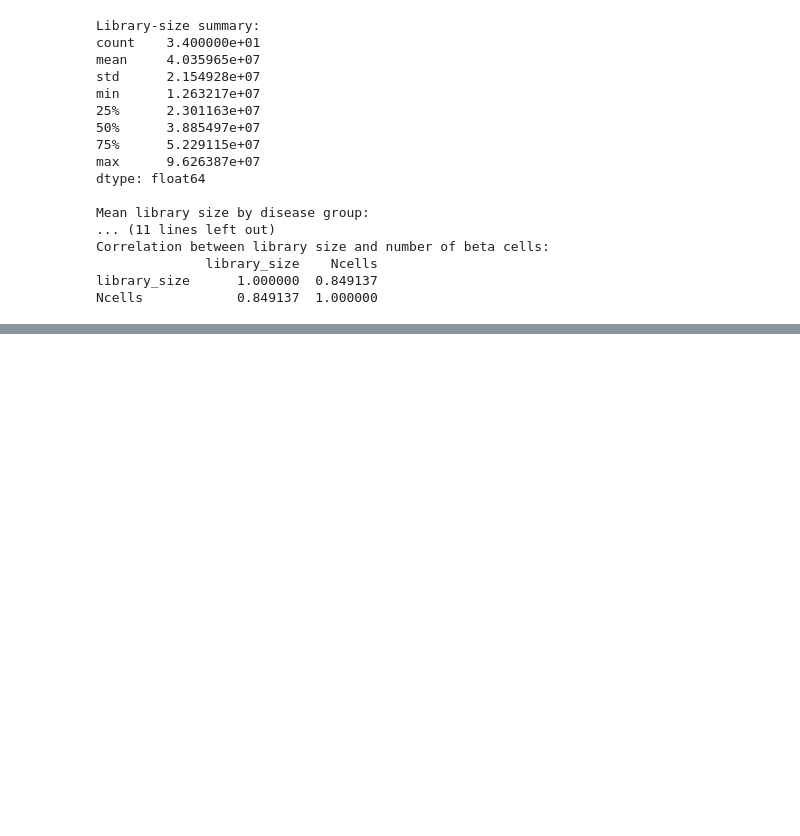
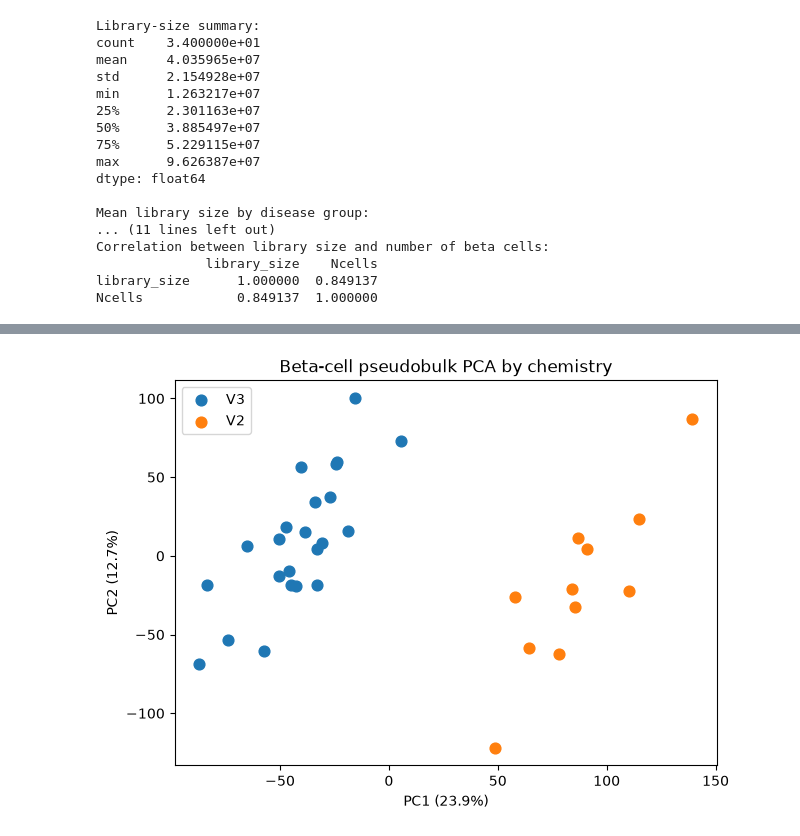
Before and after one commit to tharuniya26/Project2_Pathway_SingleCell, a Jupyter notebook: notebooks/01_GSE221156_data_audit.ipynb, the cells around one changed output, grey strips where cells are left out. Saved outputs shown, nothing was run; the diff lists cells and outputs as text; code cells hidden in the pictures; blank space fills up the shorter version.

Commit message:
Add normalization PCA and chemistry confounding QC

```diff
--- a/notebooks/01_GSE221156_data_audit.ipynb
+++ b/notebooks/01_GSE221156_data_audit.ipynb
@@ -460,0 +568,19 @@ Ncells            0.849137  1.000000
+# %%
+fig, ax = plt.subplots(figsize=(7, 5))
+
+for chemistry in pca_df["Chemistry"].unique():
+    subset = pca_df[pca_df["Chemistry"] == chemistry]
+    ax.scatter(
+        subset["PC1"],
+        subset["PC2"],
+        label=chemistry,
+        s=60
+    )
+
+ax.set_xlabel(f"PC1 ({pca.explained_variance_ratio_[0]*100:.1f}%)")
+ax.set_ylabel(f"PC2 ({pca.explained_variance_ratio_[1]*100:.1f}%)")
+ax.set_title("Beta-cell pseudobulk PCA by chemistry")
+ax.legend()
+plt.show()
+# %% [output]
+[figure, added]
```
Also changed, not shown: parts of 5 cells of this notebook.
